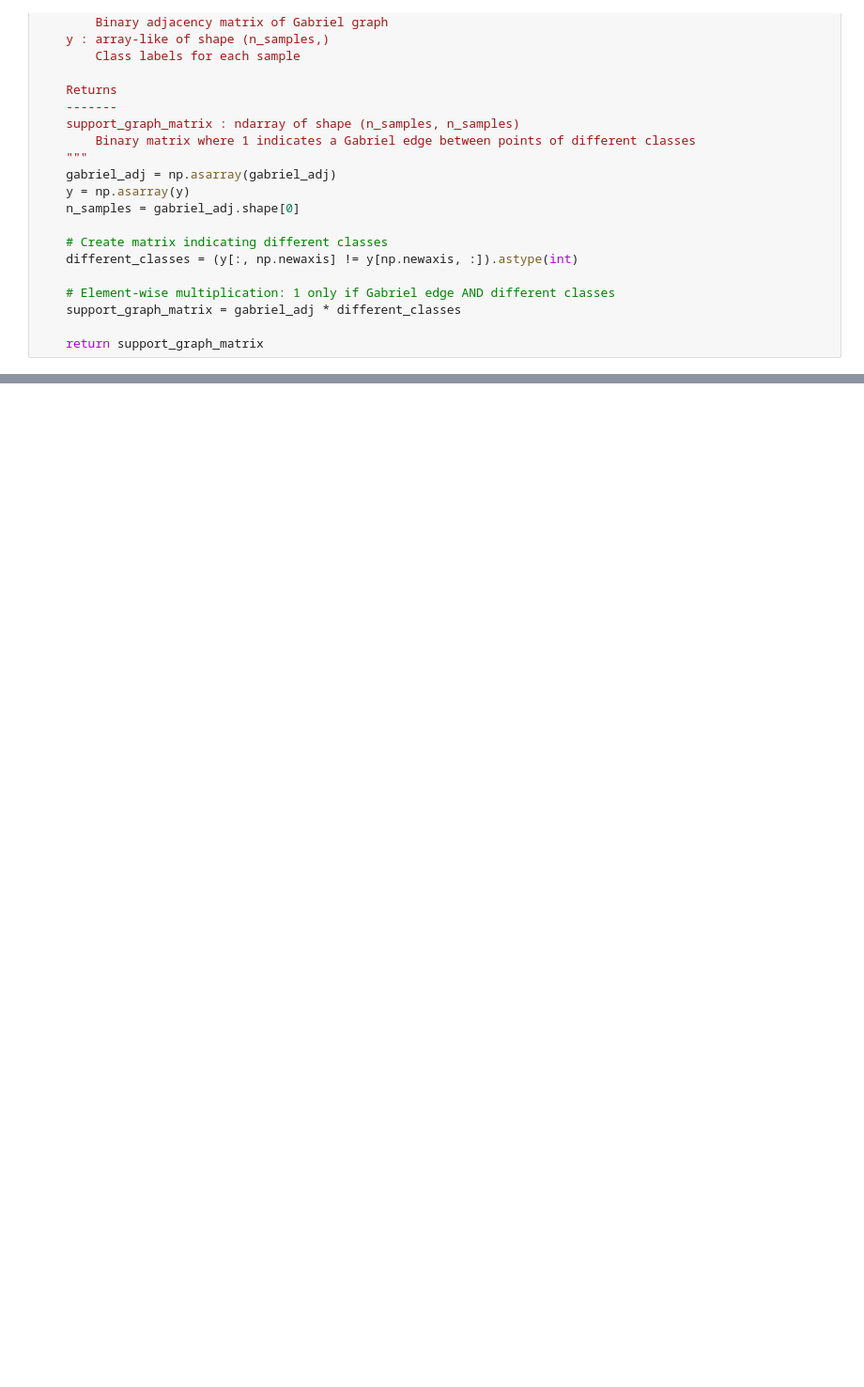
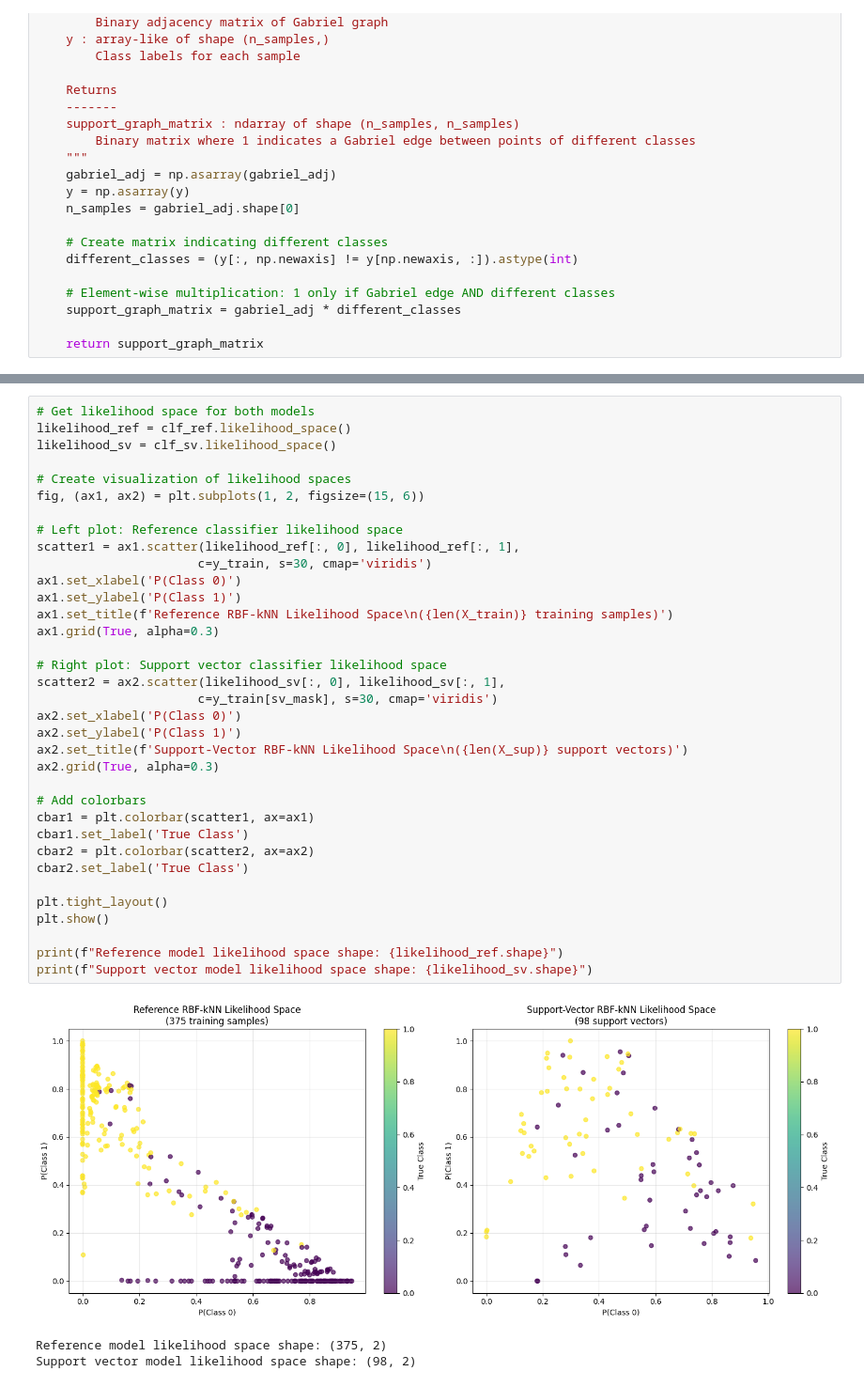
Before and after one commit to eduardo-ufmg/semana-conhecimento, a Jupyter notebook: knn.ipynb, the cells around one changed output, grey strips where cells are left out. Shown at 94% size. Saved outputs shown, nothing was run; the diff lists cells and outputs as text; blank space fills up the shorter version.

Commit message:
Likelihood space

```diff
--- a/knn.ipynb
+++ b/knn.ipynb
@@ -418,0 +503,39 @@ Reduction: 69.4%
+# %%
+# Get likelihood space for both models
+likelihood_ref = clf_ref.likelihood_space()
+likelihood_sv = clf_sv.likelihood_space()
+
+# Create visualization of likelihood spaces
+fig, (ax1, ax2) = plt.subplots(1, 2, figsize=(15, 6))
+
+# Left plot: Reference classifier likelihood space
+scatter1 = ax1.scatter(likelihood_ref[:, 0], likelihood_ref[:, 1],
+                      c=y_train, s=30, cmap='viridis')
+ax1.set_xlabel('P(Class 0)')
+ax1.set_ylabel('P(Class 1)')
+ax1.set_title(f'Reference RBF-kNN Likelihood Space\n({len(X_train)} training samples)')
+ax1.grid(True, alpha=0.3)
+
+# Right plot: Support vector classifier likelihood space
+scatter2 = ax2.scatter(likelihood_sv[:, 0], likelihood_sv[:, 1],
+                      c=y_train[sv_mask], s=30, cmap='viridis')
+ax2.set_xlabel('P(Class 0)')
+ax2.set_ylabel('P(Class 1)')
+ax2.set_title(f'Support-Vector RBF-kNN Likelihood Space\n({len(X_sup)} support vectors)')
+ax2.grid(True, alpha=0.3)
+
+# Add colorbars
+cbar1 = plt.colorbar(scatter1, ax=ax1)
+cbar1.set_label('True Class')
+cbar2 = plt.colorbar(scatter2, ax=ax2)
+cbar2.set_label('True Class')
+
+plt.tight_layout()
+plt.show()
+
+print(f"Reference model likelihood space shape: {likelihood_ref.shape}")
+print(f"Support vector model likelihood space shape: {likelihood_sv.shape}")
+# %% [output]
+[figure, added]
+Reference model likelihood space shape: (375, 2)
+Support vector model likelihood space shape: (98, 2)
```
Also changed, not shown: parts of 6 cells of this notebook.
